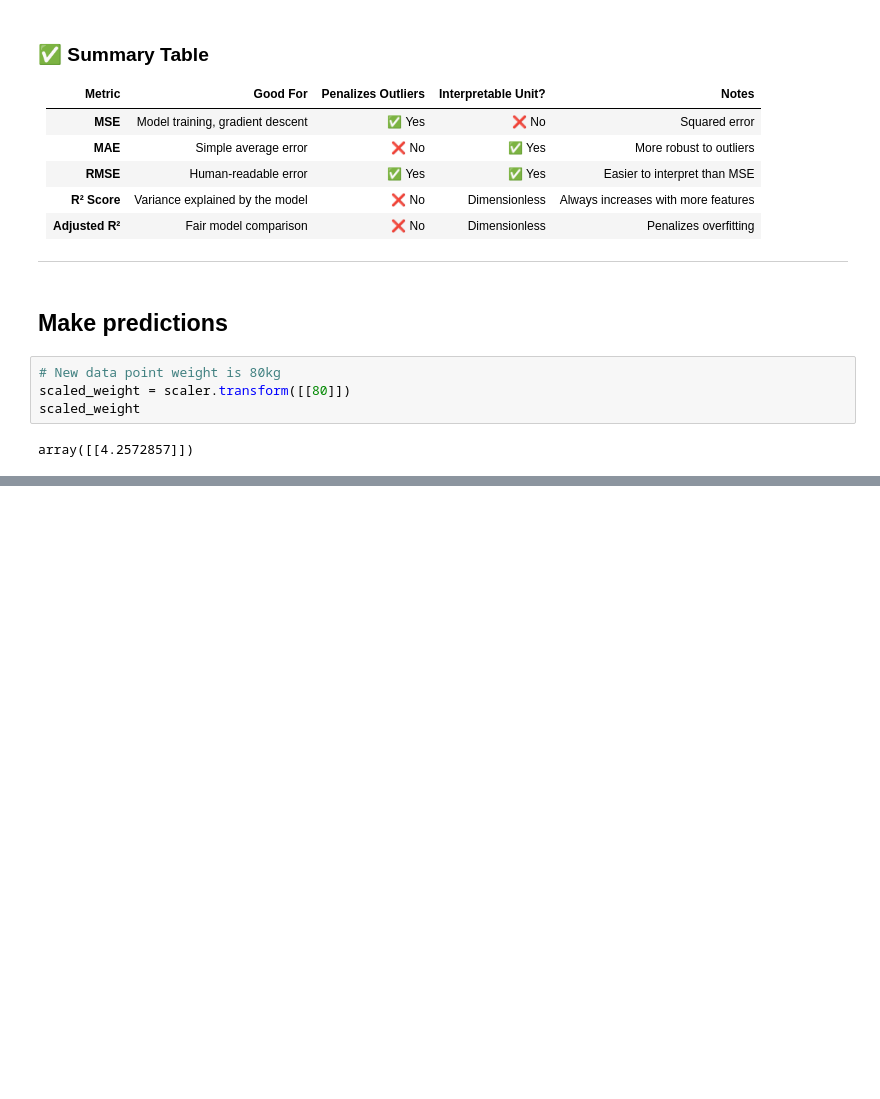
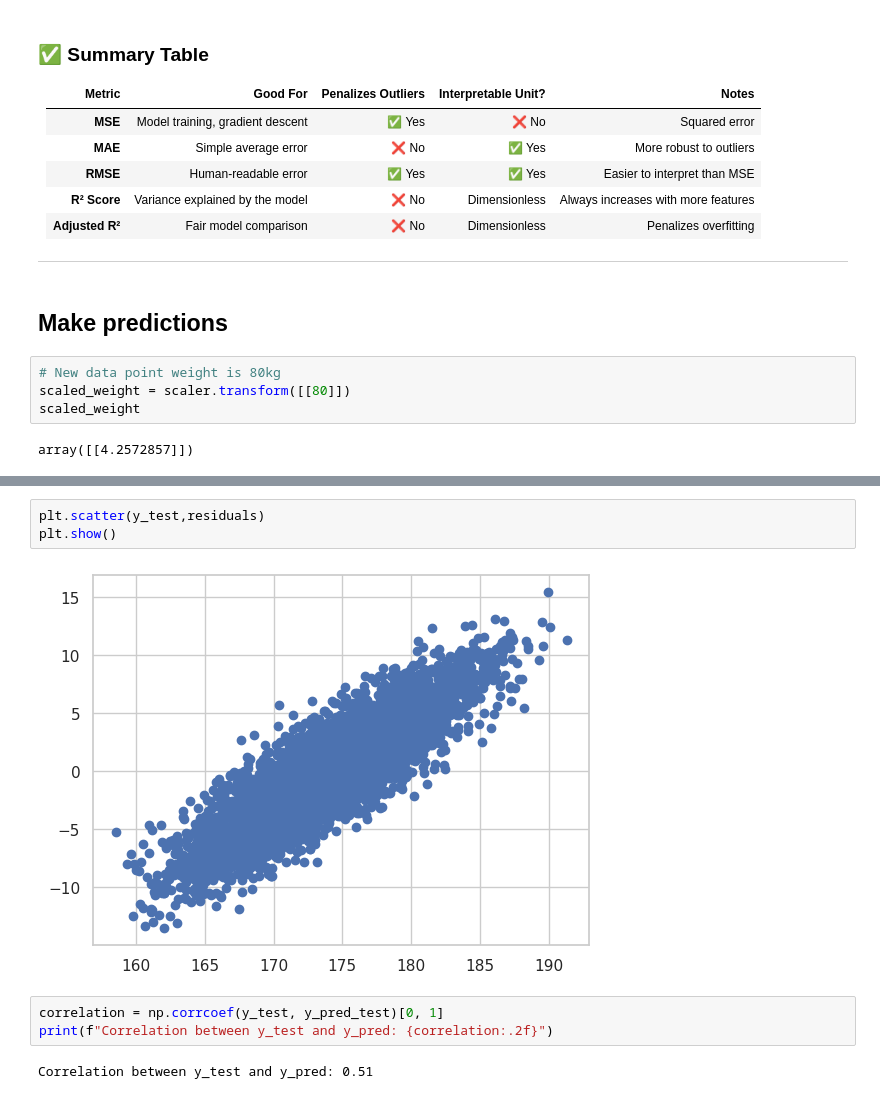
Before and after one commit to DanielEXT10/DataScience, a Jupyter notebook: SLR/SimpleLR.ipynb, the cells around one changed output, grey strips where cells are left out. Drawn from its saved outputs; the diff is of its cells as text; blank space fills up the shorter version.

```diff
--- a/SLR/SimpleLR.ipynb
+++ b/SLR/SimpleLR.ipynb
@@ -385,0 +432,10 @@ array([184.41141466])
+# %%
+plt.scatter(y_test,residuals)
+plt.show()
+# %% [output]
+[figure, added]
+# %%
+correlation = np.corrcoef(y_test, y_pred_test)[0, 1]
+print(f"Correlation between y_test and y_pred: {correlation:.2f}")
+# %% [output]
+Correlation between y_test and y_pred: 0.51
```
Also changed, not shown: parts of 5 cells of this notebook.
